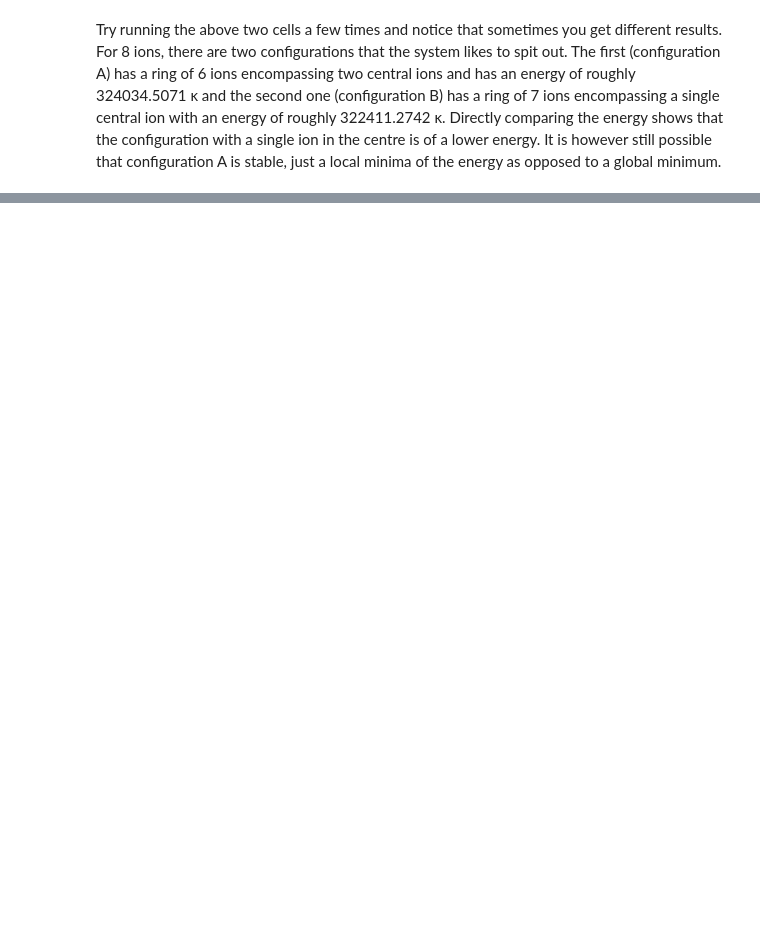
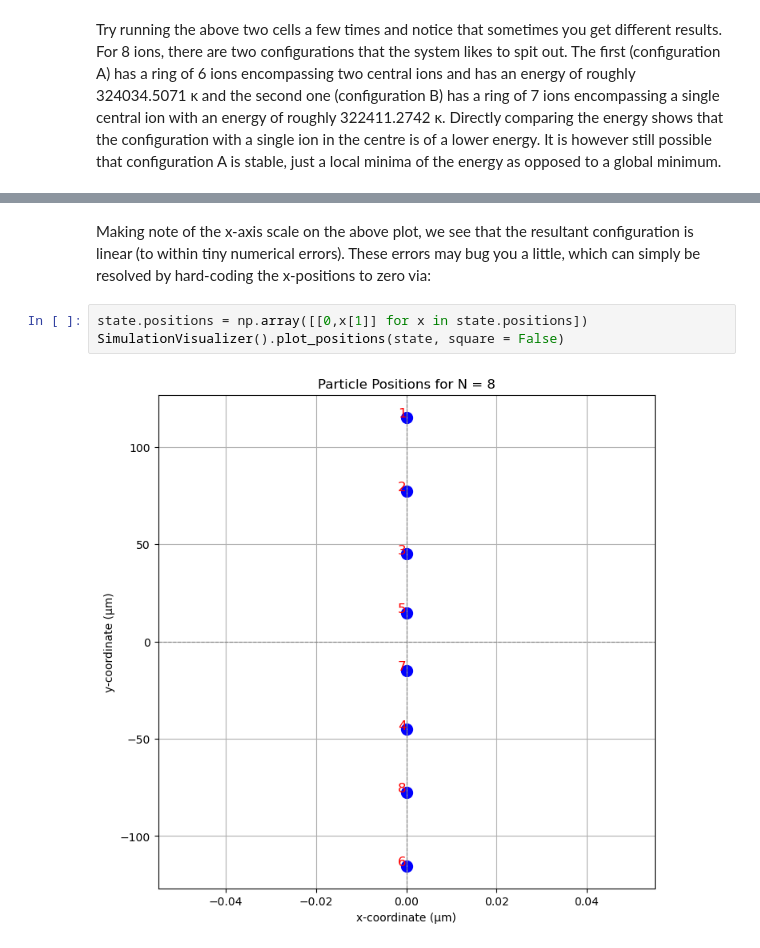
Before and after one commit to jfbeda/trapped_ion_simulation, a Jupyter notebook: 3_generating_equilibrium_configurations.ipynb, the cells around one changed output, grey strips where cells are left out. Drawn from its saved outputs; the diff is of its cells as text; blank space fills up the shorter version.

```diff
--- a/3_generating_equilibrium_configurations.ipynb
+++ b/3_generating_equilibrium_configurations.ipynb
@@ -57,0 +108,7 @@ Try running the above two cells a few times and notice that sometimes you get di
+# %% [markdown]
+Making note of the x-axis scale on the above plot, we see that the resultant configuration is linear (to within tiny numerical errors). These errors may bug you a little, which can simply be resolved by hard-coding the x-positions to zero via:
+# %%
+state.positions = np.array([[0,x[1]] for x in state.positions])
+SimulationVisualizer().plot_positions(state, square = False)
+# %% [output]
+[figure, added]
```
Also changed, not shown: parts of 13 cells of this notebook, 10 other files.
